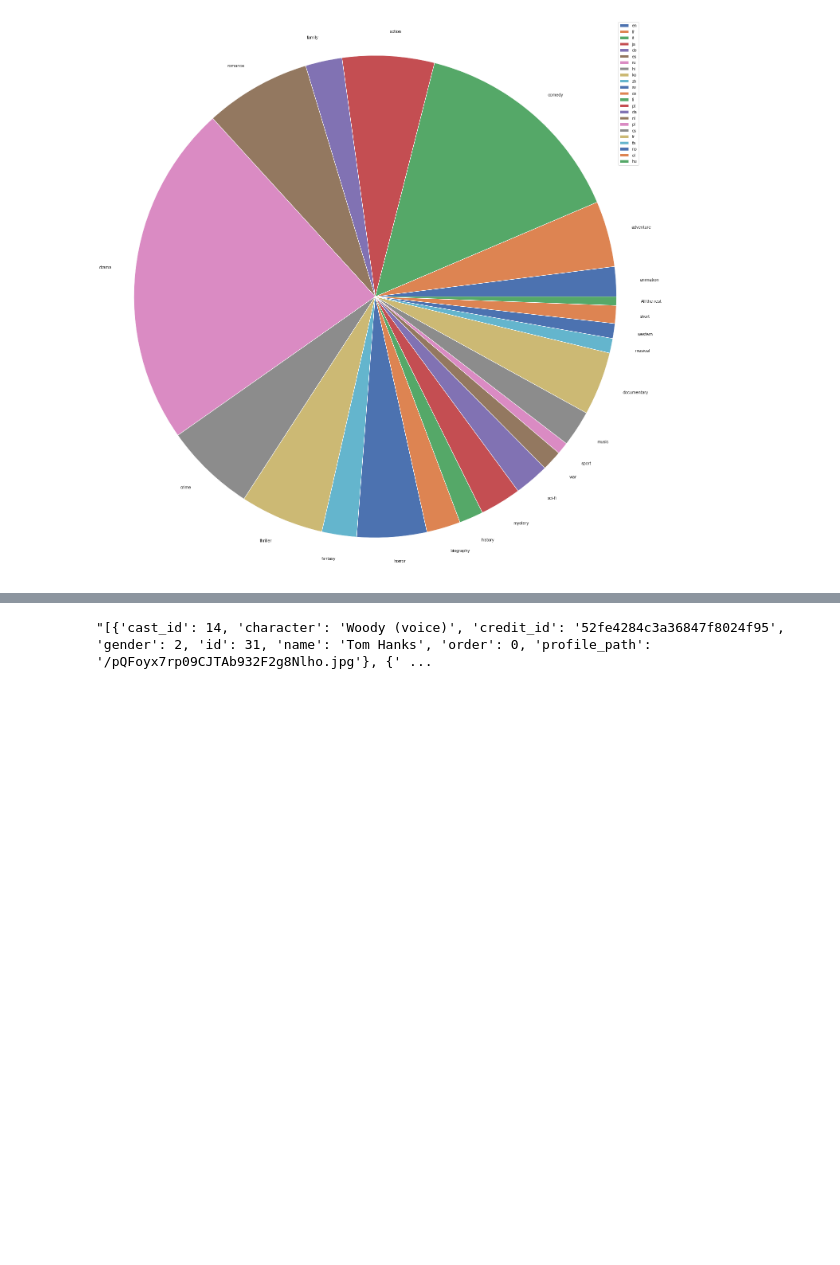
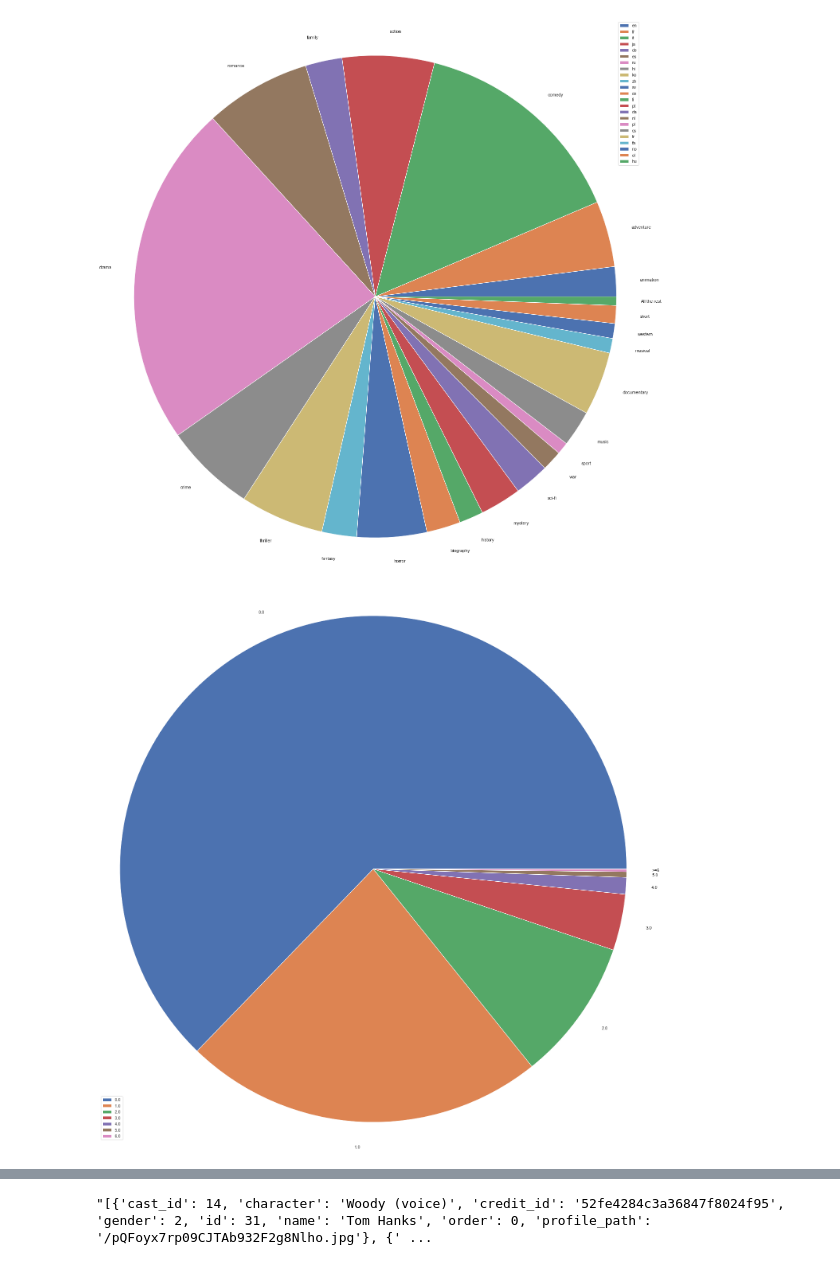
Before and after one commit to PritishWadhwa/IMDb-Movie-Rating-Predictor, a Jupyter notebook: Movies_Rating_Prediction.ipynb, the cells around one changed output, grey strips where cells are left out. Cells and saved outputs as stored; diff of their text form; code cells hidden in the pictures; blank space fills up the shorter version.

Commit message:
Added Visualisation of number of faces in poster

```diff
--- a/Movies_Rating_Prediction.ipynb
+++ b/Movies_Rating_Prediction.ipynb
@@ -388,3 +388,32 @@ plt.tight_layout()
 plt.show()
 # %% [output]
 [figure]
+# %%
+
+#Counts of Num of faces in posters
+dic={}
+lab=all_data['num_faces'].value_counts().index
+face_count=np.array(all_data['num_faces'].value_counts())
+for i in range(len(lab)):
+    dic[lab[i]]=face_count[i]
+
+# group together all elements in the dictionary where num_faces>=6
+# name this group '>=6'
+import itertools
+newdic={}
+for key, group in itertools.groupby(dic, lambda k: '>=6' if (k>=6) else k):
+     newdic[key] = sum([dic[k] for k in list(group)])
+
+labels = newdic.keys()
+sizes = newdic.values()
+
+fig, ax = plt.subplots()
+
+patches,text=ax.pie(sizes, labels=labels, startangle=0)
+plt.legend(patches, lab, loc="best")
+ax.axis('equal')
+plt.tight_layout()
+
+plt.show()
+# %% [output]
+[figure, added]
```
Also changed, not shown: parts of 1 cell of this notebook.
